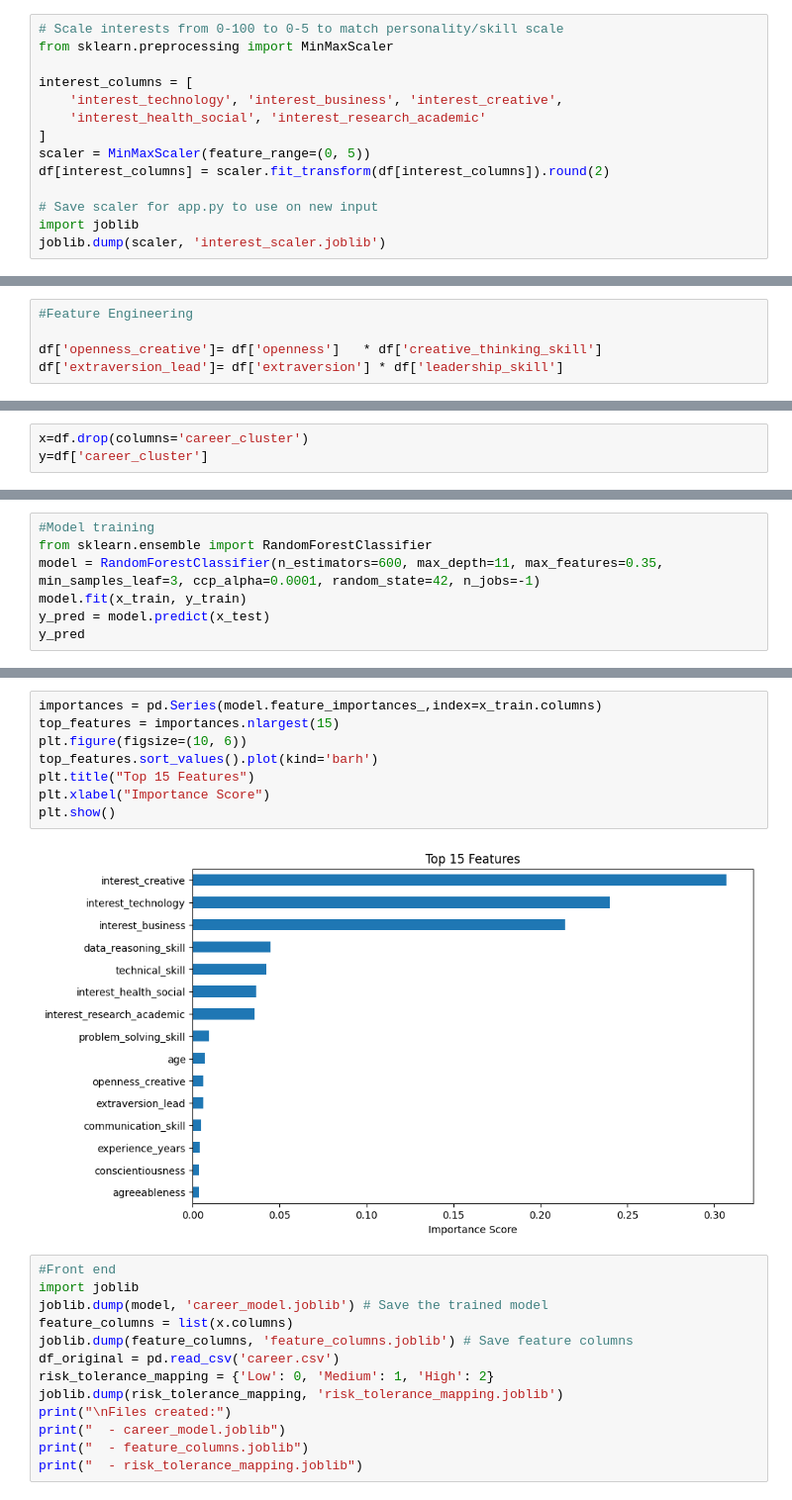
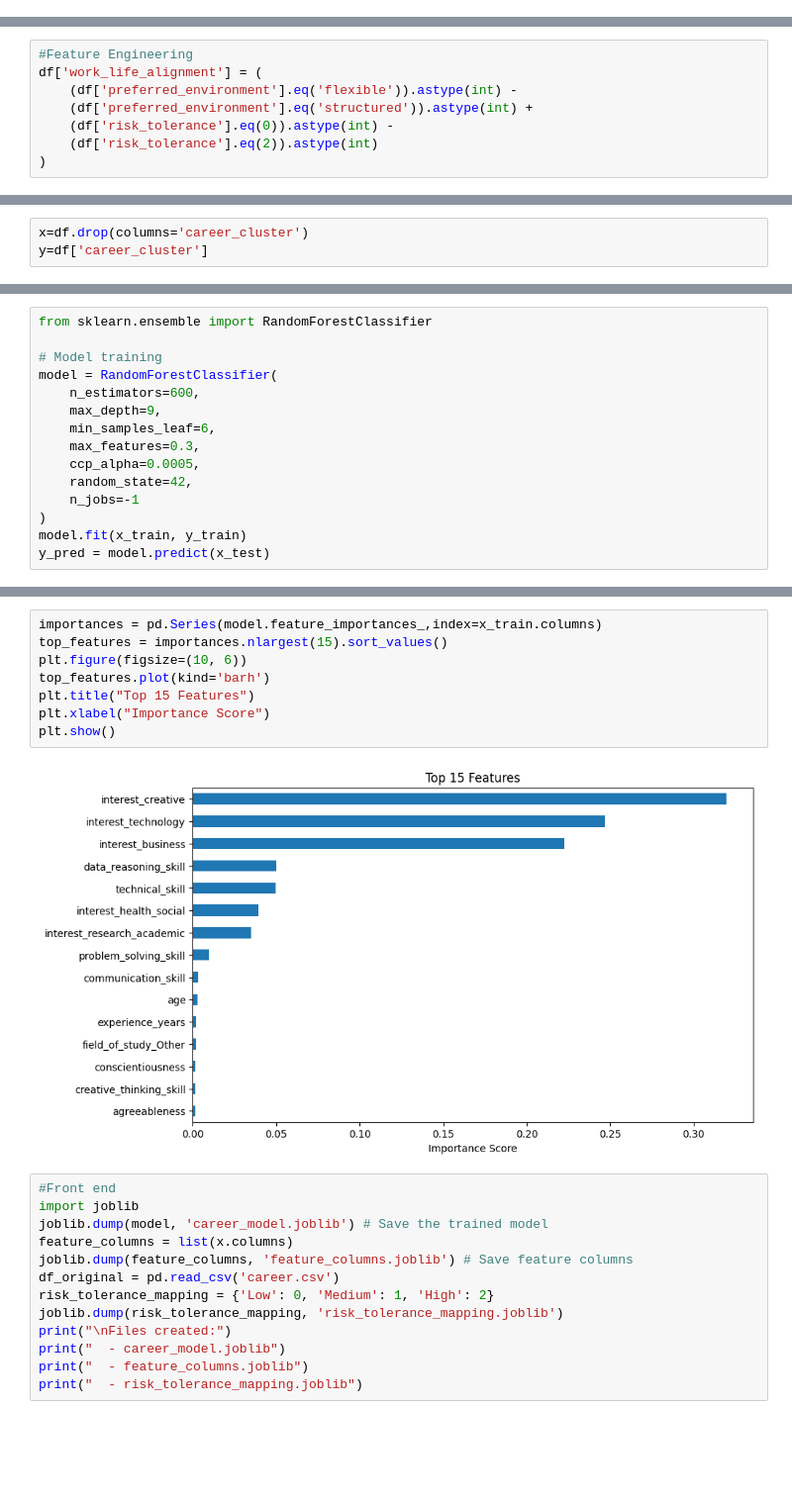
Before and after one commit to Nitika314/Personality-and-Competency-Aligned-Career-Recommendation, a Jupyter notebook: career.ipynb, the cells around one changed output, grey strips where cells are left out. Shown at 99% size. Cells and saved outputs as stored; diff of their text form; blank space fills up the shorter version.

```diff
--- a/career.ipynb
+++ b/career.ipynb
@@ -309,17 +309,3 @@ plt.show()
 #Cap experience years to be logically consistent with age
 df['experience_years'] = np.minimum(df['experience_years'],df['age'] - 18)
 df['experience_years'] = df['experience_years'].clip(lower=0)
-# %%
-# Scale interests from 0-100 to 0-5 to match personality/skill scale
-from sklearn.preprocessing import MinMaxScaler
-
-interest_columns = [
-    'interest_technology', 'interest_business', 'interest_creative',
-    'interest_health_social', 'interest_research_academic'
-]
-scaler = MinMaxScaler(feature_range=(0, 5))
-df[interest_columns] = scaler.fit_transform(df[interest_columns]).round(2)
-
-# Save scaler for app.py to use on new input
-import joblib
-joblib.dump(scaler, 'interest_scaler.joblib')
@@ -443,9 +427,12 @@ chi_square_df
 | 1 | field_of_study | 36.505 | 0.887453 | 48 | False |
 # %%
 #Feature Engineering
-
-df['openness_creative']= df['openness']   * df['creative_thinking_skill']
-df['extraversion_lead']= df['extraversion'] * df['leadership_skill']
+df['work_life_alignment'] = (
+    (df['preferred_environment'].eq('flexible')).astype(int) -
+    (df['preferred_environment'].eq('structured')).astype(int) +
+    (df['risk_tolerance'].eq(0)).astype(int) -
+    (df['risk_tolerance'].eq(2)).astype(int)
+)
 # %%
 #Encoding
 categorical_col=df.select_dtypes(include=['object']).columns
@@ -500,7 +487,15 @@ x_train
 # %%
-#Model training
 from sklearn.ensemble import RandomForestClassifier
-model = RandomForestClassifier(n_estimators=600, max_depth=11, max_features=0.35, min_samples_leaf=3, ccp_alpha=0.0001, random_state=42, n_jobs=-1)
+
+# Model training
+model = RandomForestClassifier(
+    n_estimators=600,
+    max_depth=9,
+    min_samples_leaf=6,
+    max_features=0.3,
+    ccp_alpha=0.0005,
+    random_state=42,
+    n_jobs=-1
+)
 model.fit(x_train, y_train)
 y_pred = model.predict(x_test)
-y_pred
@@ -551,13 +563,13 @@ Entrepreneurship & Freelance       0.84      0.81      0.83       299
 # %%
 importances = pd.Series(model.feature_importances_,index=x_train.columns)
-top_features = importances.nlargest(15)
+top_features = importances.nlargest(15).sort_values()
 plt.figure(figsize=(10, 6))
-top_features.sort_values().plot(kind='barh')
+top_features.plot(kind='barh')
 plt.title("Top 15 Features")
 plt.xlabel("Importance Score")
 plt.show()
 # %% [output]
-[figure, old version]
+[figure, new version]
 # %%
 #Front end
 import joblib
```
Also changed, not shown: parts of 11 cells of this notebook, 5 other files.
